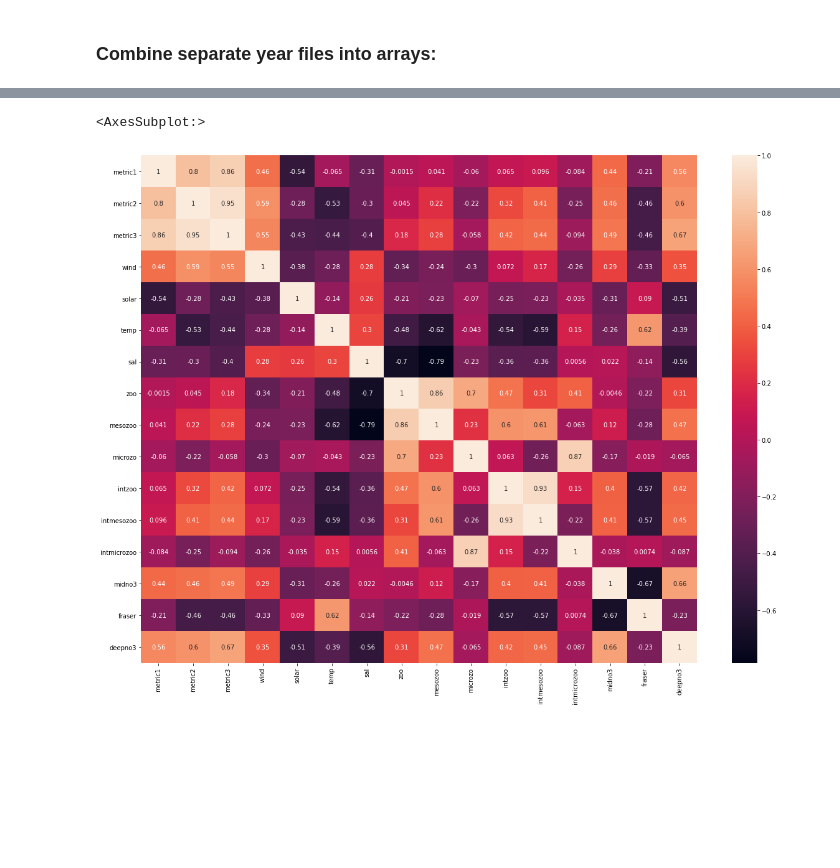
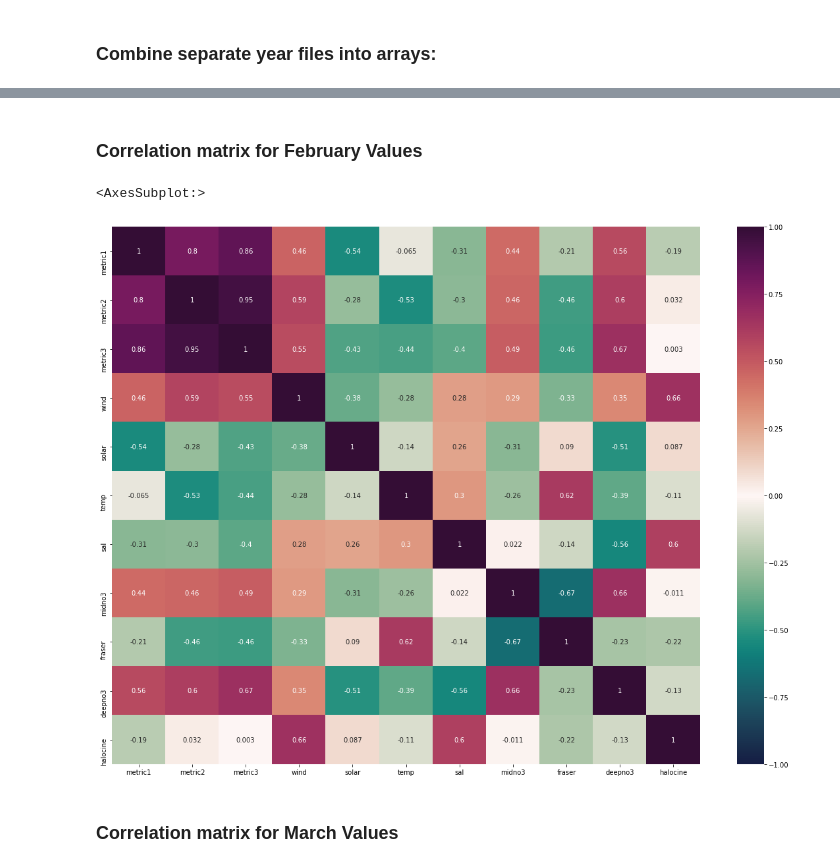
Before and after one commit to SalishSeaCast/Analysis-Aline, a Jupyter notebook: notebooks/Bloom_Timing/201905analysis.ipynb, the cells around one changed output, grey strips where cells are left out. Saved outputs shown, nothing was run; the diff lists cells and outputs as text; code cells hidden in the pictures; blank space fills up the shorter version.

Commit message:
plots done for wind,solar,temp,midno3

```diff
--- a/notebooks/Bloom_Timing/201905analysis.ipynb
+++ b/notebooks/Bloom_Timing/201905analysis.ipynb
@@ -311,16 +313,13 @@ halomar=np.array(halomar)
 # %%
 # January dataframe
 dfjan=pd.DataFrame({'metric1':yearday1, 'metric2':yearday2, 'metric3':yearday3, 'wind':windjan,'solar':solarjan,
-                  'temp':tempjan,'sal':saljan,'zoo':zoojan,'mesozoo':mesozoojan,'microzo':microzoojan,'intzoo':intzoojan,
-                  'intmesozoo':intmesozoojan,'intmicrozoo':intmicrozoojan,'midno3':midno3jan,'fraser':fraserjan,'deepno3':deepno3jan})
+                  'temp':tempjan,'sal':saljan,'midno3':midno3jan,'fraser':fraserjan,'deepno3':deepno3jan,'halocine':halojan})
 # February dataframe
 dffeb=pd.DataFrame({'metric1':yearday1, 'metric2':yearday2, 'metric3':yearday3, 'wind':windfeb,'solar':solarfeb,
-                  'temp':tempfeb,'sal':salfeb,'zoo':zoofeb,'mesozoo':mesozoofeb,'microzo':microzoofeb,'intzoo':intzoofeb,
-                  'intmesozoo':intmesozoofeb,'intmicrozoo':intmicrozoofeb,'midno3':midno3feb,'fraser':fraserfeb,'deepno3':deepno3feb})
+                  'temp':tempfeb,'sal':salfeb,'midno3':midno3feb,'fraser':fraserfeb,'deepno3':deepno3feb,'halocine':halofeb})
 # March dataframe
 dfmar=pd.DataFrame({'metric1':yearday1, 'metric2':yearday2, 'metric3':yearday3, 'wind':windmar,'solar':solarmar,
-                  'temp':tempmar,'sal':salmar,'zoo':zoomar,'mesozoo':mesozoomar,'microzo':microzoomar,'intzoo':intzoomar,
-                  'intmesozoo':intmesozoomar,'intmicrozoo':intmicrozoomar,'midno3':midno3mar,'fraser':frasermar,'deepno3':deepno3mar})
+                  'temp':tempmar,'sal':salmar,'midno3':midno3mar,'fraser':frasermar,'deepno3':deepno3mar,'halocine':halomar})
 # %%
 dfjan.cov()
 # %% [output]
@@ -390,8 +377,13 @@ sns.heatmap(dfjan.corr(), annot = True)
+# %% [markdown]
+### Correlation matrix for February Values
 # %%
 plt.subplots(figsize=(20,15))
-sns.heatmap(dffeb.corr(), annot = True)
+cm1=cmocean.cm.curl
+sns.heatmap(dffeb.corr(), annot = True,cmap=cm1,vmin=-1,vmax=1)
 # %% [output]
 <AxesSubplot:>
-[figure, old version]
+[figure, new version]
+# %% [markdown]
+### Correlation matrix for March Values
 # %%
 plt.subplots(figsize=(20,15))
```
Also changed, not shown: parts of 51 cells of this notebook.
